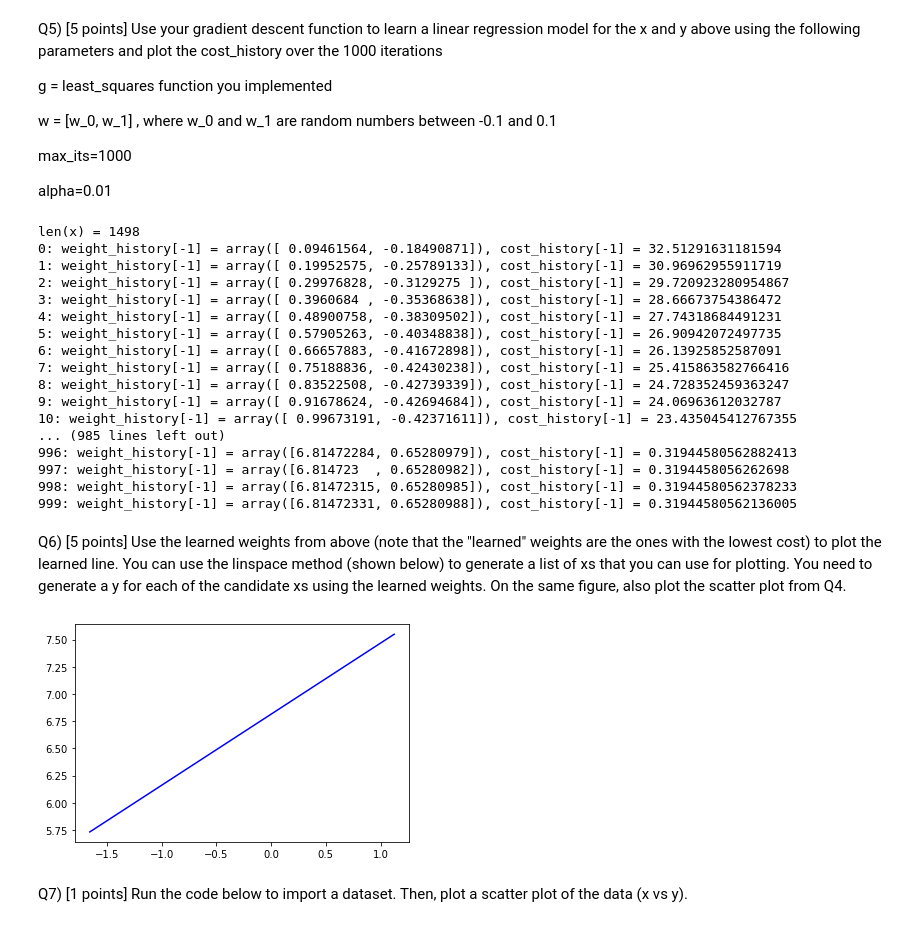
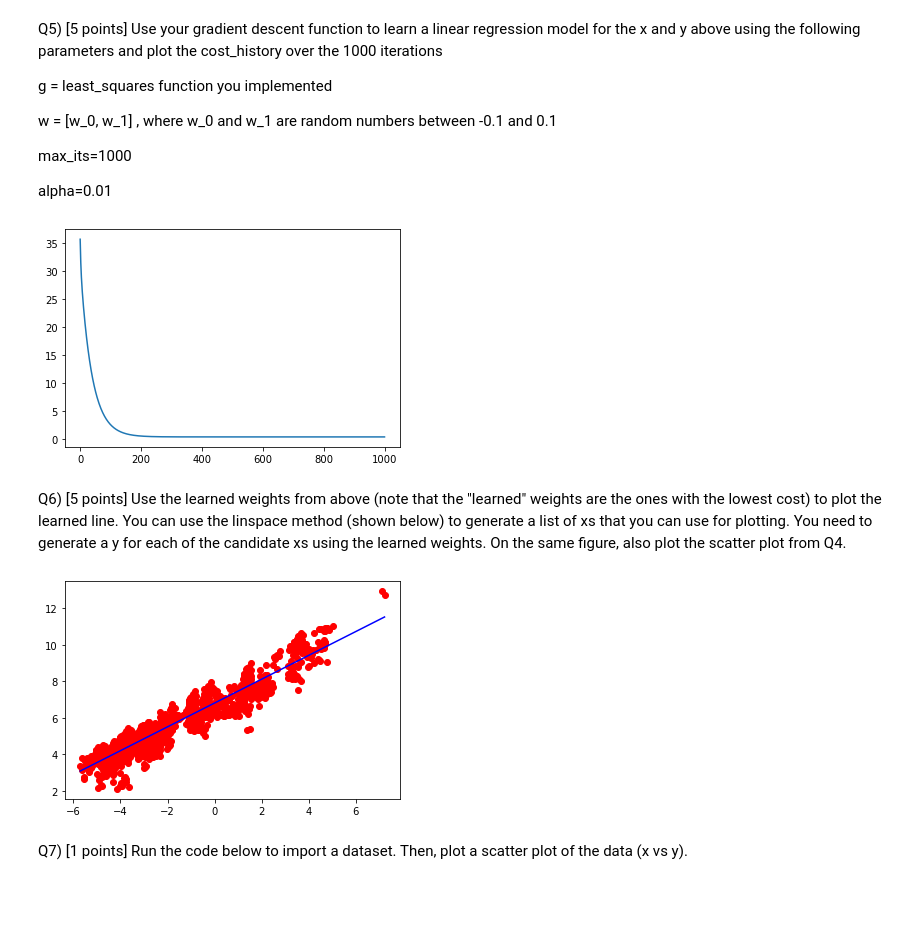
Before and after one commit to lostflux/machine-learning, a Jupyter notebook: HW2/HW2.ipynb, the cells around one changed output. Drawn from its saved outputs; the diff is of its cells as text; code cells hidden in the pictures; blank space fills up the shorter version.

```diff
--- a/HW2/HW2.ipynb
+++ b/HW2/HW2.ipynb
@@ -18,22 +18,28 @@ def model(x, w):
 
         Inputs:
             `x`: input data
-            `w`: weights
+            `w`: weights &mdash; w = [intercept, slope]
 
         Outputs:
             `y`: output predictions
     """
-
-    # y_predicted = []
     y_predicted = w[0] + w[1] * x
-    # for i in range(len(x)):
-    #     y_predicted.append(w[1] + w[0]*x[i])
-
     return y_predicted
 # %% [markdown]
 Q2) [10 ponts] Implement the least squares function discussed in class below. The function should take in an array of weights, w, an array of x's and an array of ys. It should use the model function implemented above and return a float indicating the total cost.
 # %%
 def least_squares(w, x, y):
+    """
+        Least squares loss function.
+
+        Inputs:
+            `w`: weights &mdash; w = [intercept, slope]
+            `x`: input data
+            `y`: correct tags
+
+        Outputs:
+            `cost`: the least squares cost.
+    """
     predictions = model(x, w)
     cost = np.mean(np.square(predictions - y))
     return cost
@@ -49,17 +55,18 @@ def gradient_descent(g, alpha, max_its, w, x, y):
             `alpha`: learning rate
             `max_its`: number of iterations
             `w`: initial weight
+            `x`: input data
+            `y`: correct tags
         Outputs:
 
-            `returns`: lists of weights and corresponding costs
-                        costs after each iteration step.
+            `returns`: lists of weights and corresponding costs.
+                        The last set of weights has minimal cost.
     """
 
     # 0. init
     gradient = grad(g)
     weight_history = [w]
     cost_history = [g(w, x, y)]
-    print(f"{len(x) = }")
 
     # 1. iterate
     for step in range(max_its):
@@ -70,7 +77,6 @@ def gradient_descent(g, alpha, max_its, w, x, y):
         # 3. record
         cost_history.append(g(w, x, y))
         weight_history.append(w)
-        print(f"{step}: {weight_history[-1] = }, {cost_history[-1] = }")
 
     return weight_history, cost_history
 # %% [markdown]
@@ -103,35 +108,22 @@ max_its=1000
 
 alpha=0.01
 # %%
-# x, y = data[0], data[1]
 weights, costs = gradient_descent(least_squares, 0.01, 1000, np.random.uniform(-0.1, 0.1, 2), x, y)
+# print(f"{ weights[-1] = },\n{ costs[-1] = }")
+plt.plot(list(range(len(costs))), costs)
+plt.show()
 # %% [output]
-len(x) = 1498
-0: weight_history[-1] = array([ 0.09461564, -0.18490871]), cost_history[-1] = 32.51291631181594
-1: weight_history[-1] = array([ 0.19952575, -0.25789133]), cost_history[-1] = 30.96962955911719
-2: weight_history[-1] = array([ 0.29976828, -0.3129275 ]), cost_history[-1] = 29.720923280954867
-3: weight_history[-1] = array([ 0.3960684 , -0.35368638]), cost_history[-1] = 28.66673754386472
-4: weight_history[-1] = array([ 0.48900758, -0.38309502]), cost_history[-1] = 27.74318684491231
-5: weight_history[-1] = array([ 0.57905263, -0.40348838]), cost_history[-1] = 26.90942072497735
-6: weight_history[-1] = array([ 0.66657883, -0.41672898]), cost_history[-1] = 26.13925852587091
-7: weight_history[-1] = array([ 0.75188836, -0.42430238]), cost_history[-1] = 25.415863582766416
-8: weight_history[-1] = array([ 0.83522508, -0.42739339]), cost_history[-1] = 24.728352459363247
-9: weight_history[-1] = array([ 0.91678624, -0.42694684]), cost_history[-1] = 24.06963612032787
-10: weight_history[-1] = array([ 0.99673191, -0.42371611]), cost_history[-1] = 23.435045412767355
-... (985 lines left out)
-996: weight_history[-1] = array([6.81472284, 0.65280979]), cost_history[-1] = 0.31944580562882413
-997: weight_history[-1] = array([6.814723  , 0.65280982]), cost_history[-1] = 0.3194458056262698
-998: weight_history[-1] = array([6.81472315, 0.65280985]), cost_history[-1] = 0.31944580562378233
-999: weight_history[-1] = array([6.81472331, 0.65280988]), cost_history[-1] = 0.31944580562136005
+[figure, added]
 # %% [markdown]
 Q6) [5 points] Use the learned weights from above (note that the "learned" weights are the ones with the lowest cost) to plot the learned line. You can use the linspace method (shown below) to generate a list of xs that you can use for plotting. You need to generate a y for each of the candidate xs using the learned weights. On the same figure, also plot the scatter plot from Q4.
 # %%
 s = np.linspace(np.min(x),np.max(x))
 ys = model(s, weights[-1])
+plt.scatter(x, y, color='red')
 plt.plot(s, ys, color='blue')
 plt.show()
 # %% [output]
-[figure, old version]
+[figure, new version]
 # %% [markdown]
 Q7) [1 points]  Run the code below to import a dataset. Then, plot a scatter plot of the data (x vs y).
 # %%
```
Also changed, not shown: parts of 11 cells of this notebook.
